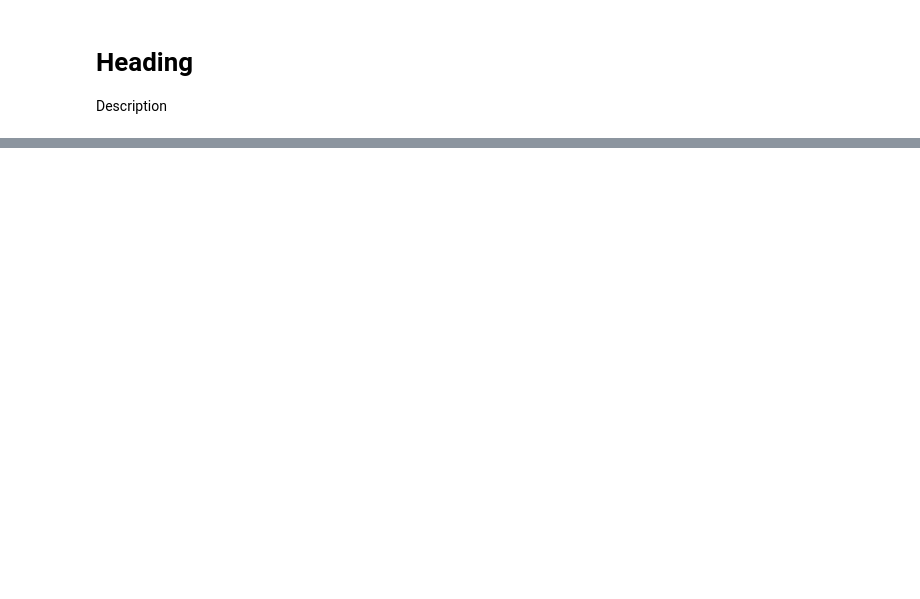
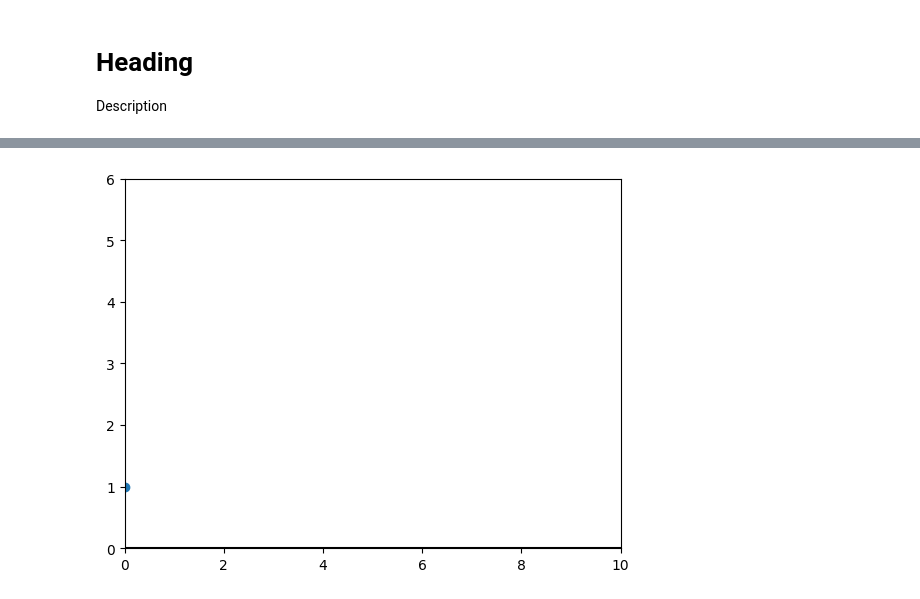
Before and after one commit to JakobBD/innusint, a Jupyter notebook: test.ipynb, the cells around one changed output, grey strips where cells are left out. Saved outputs shown, nothing was run; the diff lists cells and outputs as text; code cells hidden in the pictures; blank space fills up the shorter version.

```diff
--- a/test.ipynb
+++ b/test.ipynb
@@ -13,0 +23,12 @@ plt.plot(np.linspace(0, 1, 1000000), np.linspace(0, 1, 1000000)**2.)
+# %%
+# nicer graph
+def show_graph(all_x, all_y):
+    plt.figure()
+    plt.plot(all_x, all_y, '-o')
+    # plot floor
+    plt.plot([0., 10.],[0., 0.], color='black')
+    plt.axis([0., 10., 0., 6.])
+
+show_graph(all_x, all_y)
+# %% [output]
+[figure, added]
```
Also changed, not shown: parts of 3 cells of this notebook, 3 other files.
